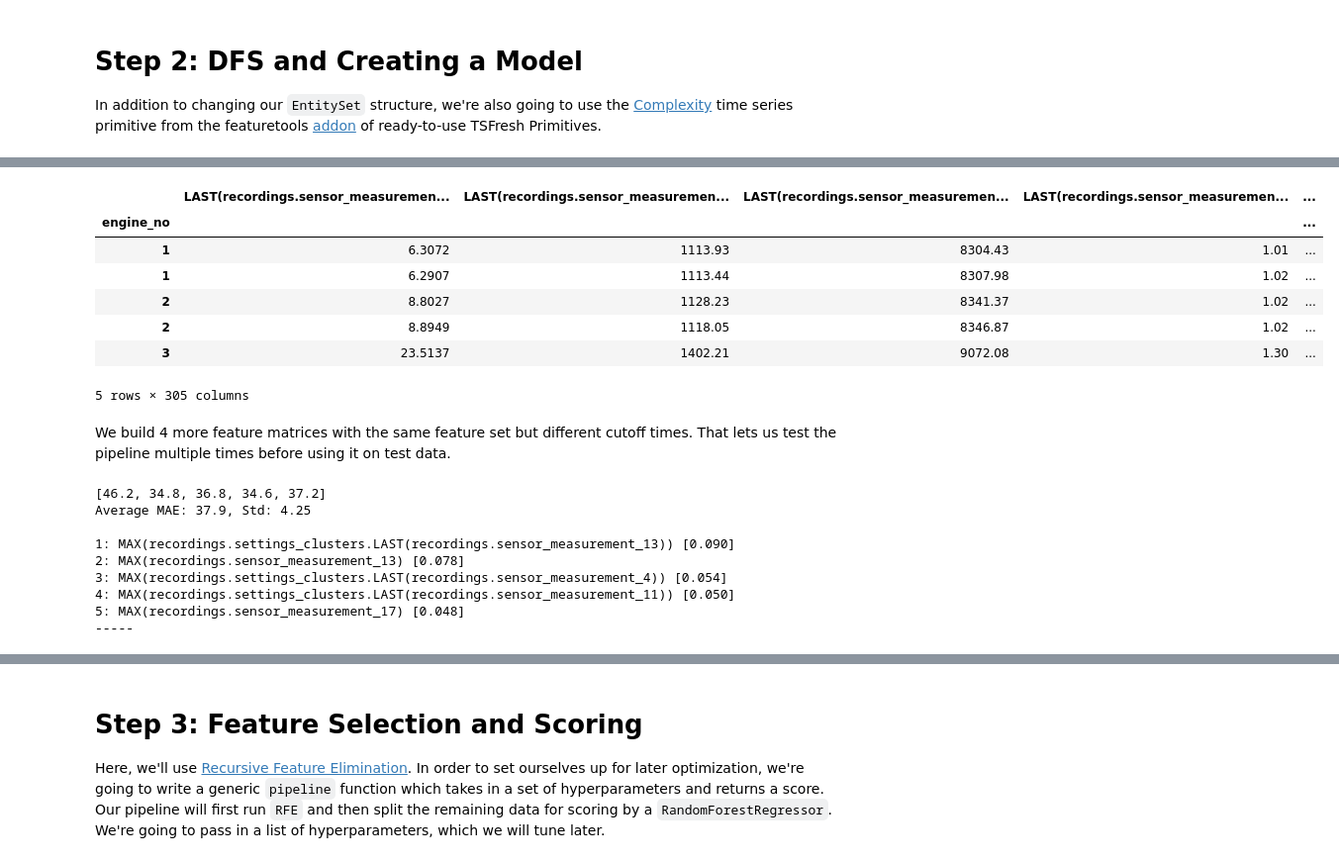
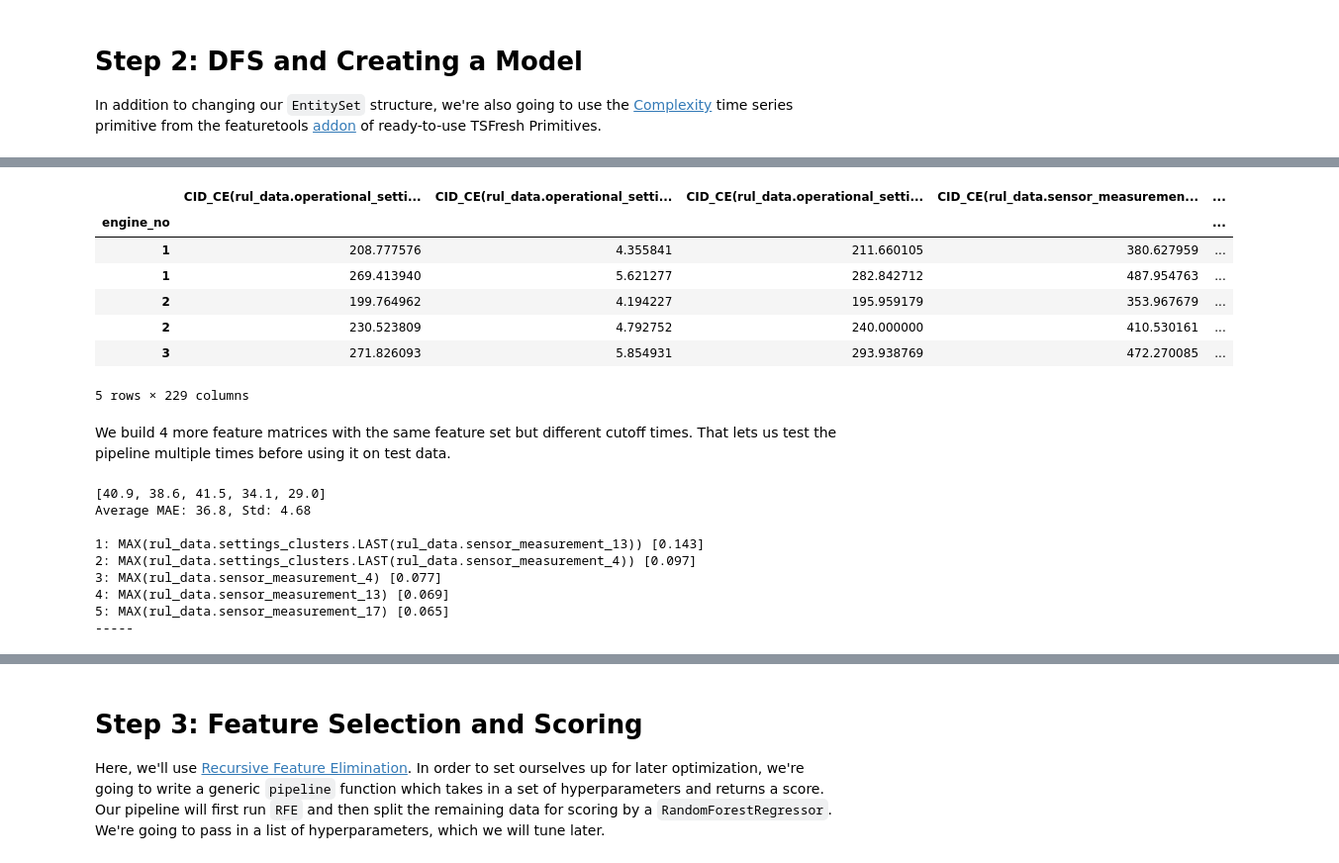
Before and after one commit to alteryx/predict-remaining-useful-life, a Jupyter notebook: Advanced Featuretools RUL.ipynb, the cells around one changed output, grey strips where cells are left out. Shown at 99% size. Cells and saved outputs as stored; diff of their text form; code cells hidden in the pictures.

```diff
--- a/Advanced Featuretools RUL.ipynb
+++ b/Advanced Featuretools RUL.ipynb
@@ -59,7 +59,7 @@ def remaining_useful_life(df):
     return len(df) - 1
 
 lm = cp.LabelMaker(
-    target_entity='engine_no',
+    target_dataframe_index='engine_no',
     time_index='time',
     labeling_function=remaining_useful_life,
 )
@@ -120,28 +129,27 @@ def make_entityset(data, nclusters, kmeans=None):
 
     es = ft.EntitySet('Dataset')
 
-    es.entity_from_dataframe(
+    es.add_dataframe(
         dataframe=data,
-        entity_id='recordings',
+        dataframe_name='rul_data',
         index='index',
         time_index='time',
     )
 
-    es.normalize_entity(
-        base_entity_id='recordings',
-        new_entity_id='engines',
+    es.normalize_dataframe(
+        base_dataframe_name ='rul_data',
+        new_dataframe_name ='engines',
         index='engine_no',
     )
 
-    es.normalize_entity(
-        base_entity_id='recordings',
-        new_entity_id='settings_clusters',
-        index='settings_clusters',
+    es.normalize_dataframe(
+        base_dataframe_name='rul_data',
+        new_dataframe_name='settings_clusters',
+        index='settings_clusters'
     )
 
     return es, kmeans
 
-
 es, kmeans = make_entityset(data, nclusters)
 es
 # %% [output]
@@ -167,7 +175,7 @@ from featuretools.tsfresh import CidCe
 
 fm, features = ft.dfs(
     entityset=es,
-    target_entity='engines',
+    target_dataframe_name='engines',
     agg_primitives=['last', 'max', CidCe(normalize=False)],
     trans_primitives=[],
     chunk_size=.26,
@@ -184,11 +192,11 @@ Elapsed: 02:31 | Progress: 100%|██████████
-|  | LAST(recordings.sensor_measuremen... | LAST(recordings.sensor_measuremen... | LAST(recordings.sensor_measuremen... | LAST(recordings.sensor_measuremen... | ... |
+|  | CID_CE(rul_data.operational_setti... | CID_CE(rul_data.operational_setti... | CID_CE(rul_data.operational_setti... | CID_CE(rul_data.sensor_measuremen... | ... |
 | engine_no |  |  |  |  | ... |
-| 1 | 6.3072 | 1113.93 | 8304.43 | 1.01 | ... |
-| 1 | 6.2907 | 1113.44 | 8307.98 | 1.02 | ... |
-| 2 | 8.8027 | 1128.23 | 8341.37 | 1.02 | ... |
-| 2 | 8.8949 | 1118.05 | 8346.87 | 1.02 | ... |
-| 3 | 23.5137 | 1402.21 | 9072.08 | 1.30 | ... |
+| 1 | 208.777576 | 4.355841 | 211.660105 | 380.627959 | ... |
+| 1 | 269.413940 | 5.621277 | 282.842712 | 487.954763 | ... |
+| 2 | 199.764962 | 4.194227 | 195.959179 | 353.967679 | ... |
+| 2 | 230.523809 | 4.792752 | 240.000000 | 410.530161 | ... |
+| 3 | 271.826093 | 5.854931 | 293.938769 | 472.270085 | ... |
-5 rows × 305 columns
+5 rows × 229 columns
 # %% [markdown]
 We build 4 more feature matrices with the same feature set but different cutoff times. That lets us test the pipeline multiple times before using it on test data.
 # %%
@@ -258,14 +266,14 @@ print(info.format(mean, std))
 
 most_imp_feats = utils.feature_importances(fm_list[0], regs[0])
 # %% [output]
-[46.2, 34.8, 36.8, 34.6, 37.2]
-Average MAE: 37.9, Std: 4.25
+[40.9, 38.6, 41.5, 34.1, 29.0]
+Average MAE: 36.8, Std: 4.68
 
-1: MAX(recordings.settings_clusters.LAST(recordings.sensor_measurement_13)) [0.090]
-2: MAX(recordings.sensor_measurement_13) [0.078]
-3: MAX(recordings.settings_clusters.LAST(recordings.sensor_measurement_4)) [0.054]
-4: MAX(recordings.settings_clusters.LAST(recordings.sensor_measurement_11)) [0.050]
-5: MAX(recordings.sensor_measurement_17) [0.048]
+1: MAX(rul_data.settings_clusters.LAST(rul_data.sensor_measurement_13)) [0.143]
+2: MAX(rul_data.settings_clusters.LAST(rul_data.sensor_measurement_4)) [0.097]
+3: MAX(rul_data.sensor_measurement_4) [0.077]
+4: MAX(rul_data.sensor_measurement_13) [0.069]
+5: MAX(rul_data.sensor_measurement_17) [0.065]
 -----
 # %%
 data_test = utils.load_data('data/test_FD004.txt')
```
Also changed, not shown: parts of 9 cells of this notebook, 1 other file.
